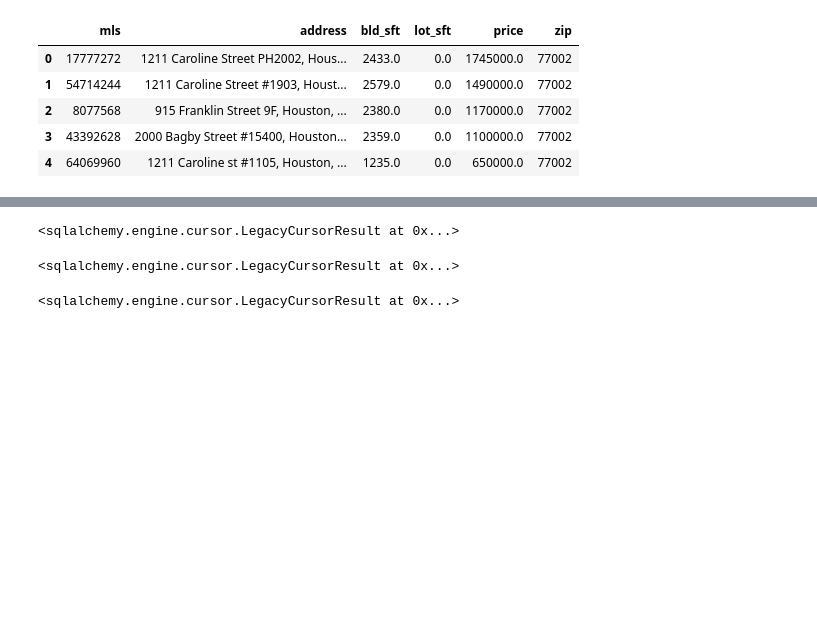
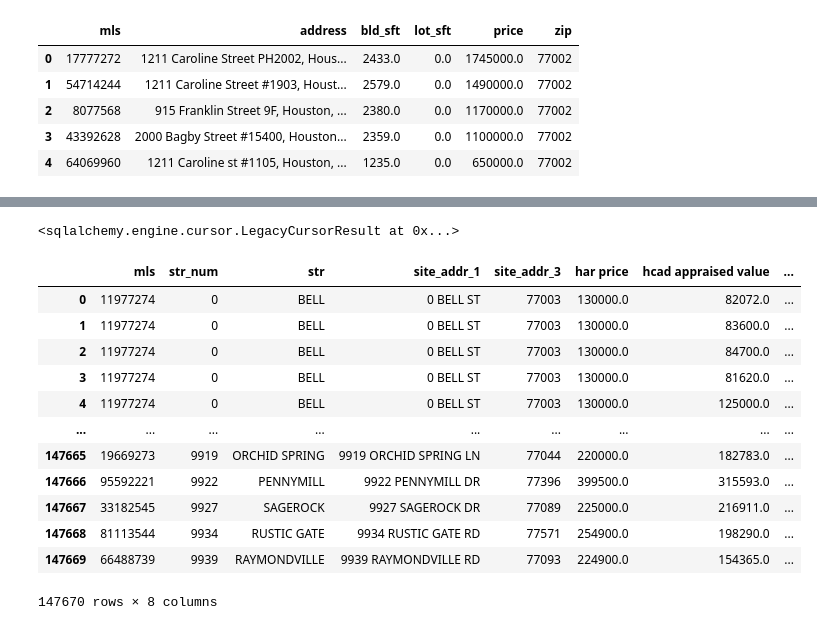
Before and after one commit to sgkuzmin/Houston_real_estate, a Jupyter notebook: houston_real_estate.ipynb, the cells around one changed output, grey strips where cells are left out. Drawn from its saved outputs; the diff is of its cells as text; code cells hidden in the pictures; blank space fills up the shorter version.

```diff
--- a/houston_real_estate.ipynb
+++ b/houston_real_estate.ipynb
@@ -237,38 +229,36 @@ alter column str_num type text;
-# %%
-# need to parse har address into multiple columns for future query against hcad
-engine.execute('''
-drop table if exists har2
-create table har2 as
-select mls, split_part(address, ',',1) as address2,split_part(address, ',',2) as city,
-right(address,5) as har_zip from har;
-''')
-# %% [output]
-<sqlalchemy.engine.cursor.LegacyCursorResult at 0x...>
-# %%
-# add columns to har for address parsing
-engine.execute('''
-alter table har
-add column address2 varchar,
-add column city varchar,
-add column har_zip varchar;
-''')
-engine.execute('''
-alter table real_acct
-alter column site_addr_3 type varchar;
-''')
-# %% [output]
-<sqlalchemy.engine.cursor.LegacyCursorResult at 0x...>
-# %%
-engine.execute('''
-update har
-set address2 = har2.address2,
-city=har2.city,
-har_zip = har2.har_zip
-from har2
-where har.mls = har2.mls
-''')
-# %% [output]
-<sqlalchemy.engine.cursor.LegacyCursorResult at 0x...>
+# %%
+# change column data type to text
+engine.execute('''
+alter table real_acct
+alter column str_num type varchar;
+''')
+# %% [output]
+<sqlalchemy.engine.cursor.LegacyCursorResult at 0x...>
+# %%
+# query postgres and store in dataframe
+har_vs_hcad_df = pd.read_sql('''
+select ha."mls", r.str_num,r.str,r.site_addr_1,r.site_addr_3,ha.price as "har price", r.tot_appr_val as "hcad appraised value",
+r.tot_mkt_val as "hcad total mkt value"
+from har_address ha, real_acct r
+where ha."ZipCode" = r.site_addr_3
+and upper(ha."StreetName") = upper(r.str)
+and ha."AddressNumber" = r.str_num''',engine)
+# %%
+har_vs_hcad_df
+# %% [output]
+|  | mls | str_num | str | site_addr_1 | site_addr_3 | har price | hcad appraised value | ... |
+| 0 | 11977274 | 0 | BELL | 0 BELL ST | 77003 | 130000.0 | 82072.0 | ... |
+| 1 | 11977274 | 0 | BELL | 0 BELL ST | 77003 | 130000.0 | 83600.0 | ... |
+| 2 | 11977274 | 0 | BELL | 0 BELL ST | 77003 | 130000.0 | 84700.0 | ... |
+| 3 | 11977274 | 0 | BELL | 0 BELL ST | 77003 | 130000.0 | 81620.0 | ... |
+| 4 | 11977274 | 0 | BELL | 0 BELL ST | 77003 | 130000.0 | 125000.0 | ... |
+| ... | ... | ... | ... | ... | ... | ... | ... | ... |
+| 147665 | 19669273 | 9919 | ORCHID SPRING | 9919 ORCHID SPRING LN | 77044 | 220000.0 | 182783.0 | ... |
+| 147666 | 95592221 | 9922 | PENNYMILL | 9922 PENNYMILL DR | 77396 | 399500.0 | 315593.0 | ... |
+| 147667 | 33182545 | 9927 | SAGEROCK | 9927 SAGEROCK DR | 77089 | 225000.0 | 216911.0 | ... |
+| 147668 | 81113544 | 9934 | RUSTIC GATE | 9934 RUSTIC GATE RD | 77571 | 254900.0 | 198290.0 | ... |
+| 147669 | 66488739 | 9939 | RAYMONDVILLE | 9939 RAYMONDVILLE RD | 77093 | 224900.0 | 154365.0 | ... |
+147670 rows × 8 columns
 # %%
 # end session and close the browser
 browser.quit()
```
Also changed, not shown: parts of 4 cells of this notebook, 1 other file.
